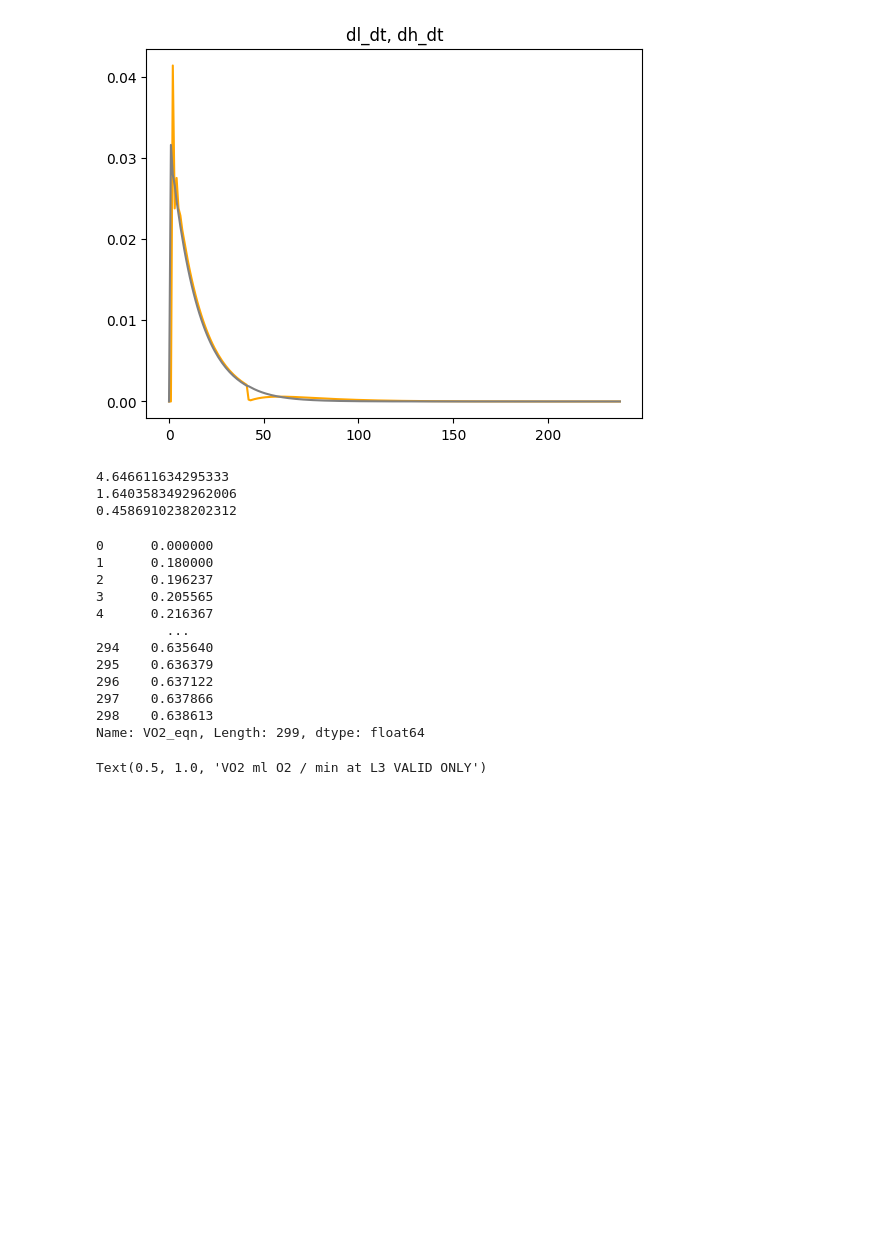
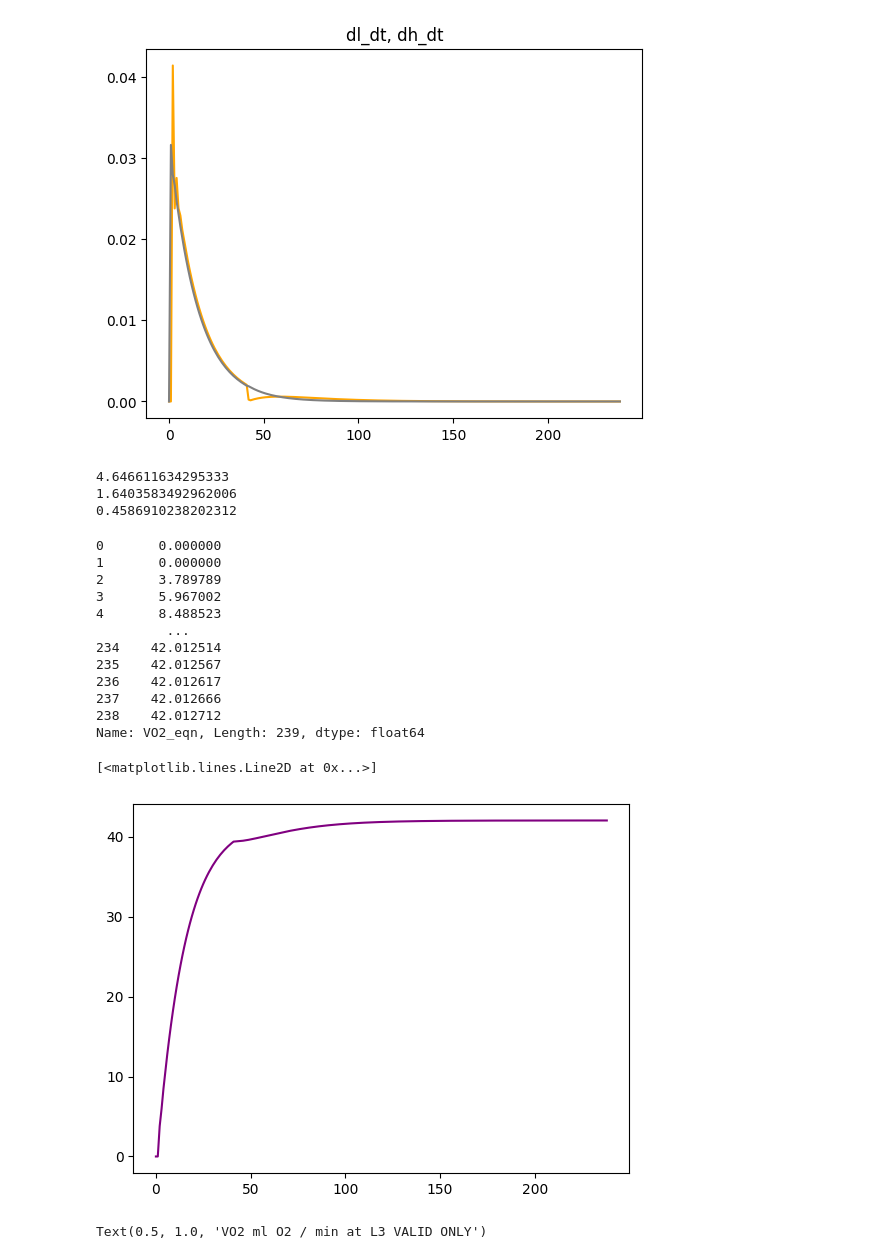
Before and after one commit to Emberflurry/Boillet_DT_Sim_v1, a Jupyter notebook: boilletmain_setup2_sanitized.ipynb, the cells around one changed output. Cells and saved outputs as stored; diff of their text form; code cells hidden in the pictures; blank space fills up the shorter version.

```diff
--- a/boilletmain_setup2_sanitized.ipynb
+++ b/boilletmain_setup2_sanitized.ipynb
@@ -102,6 +102,7 @@ phi = param_c1['phi']
 theta = param_c1['theta']
 lamb = param_c1['lamb']
 P_height = 1
+
 #duration = 270  # 1 minut3
 #numbers = [100, 125,150,175,200,225,250,275,300,325,350, 375]
 #numbers = [100,290,300,310,320,330,330]
@@ -135,13 +136,17 @@ h_init = 0 # 0 is P = full i think. 1 = P empty
 l_init = 0 #param_c1['theta'] # or 0?? # 0 is G=full, 1-lamb is G empty? very not sure on this one
 C1=20.9 # J/ml energy/ml of oxygen, Fixed for now
 C2=100 #J/mmol joules/accum lac in muscle
-C3= 43.3 #J/mmol joules/PC stores in working muscles assuming all can be fully depleted (not true tech)
+C3=43.3 #J/mmol joules/PC stores in working muscles assuming all can be fully depleted (not true tech)
+PCmax = 20 # mmol/kg w.wgt. main page 6
+m_muscle = 1000 * AP / (C3 * PCmax)
+print('active muscle mass:',round(m_muscle,2),'kg')
+
 dl_dt_init = 0 #given in suppP1
 df1 = pd.DataFrame(np.zeros((duration, 19)),
                    columns=['h', 'l', 'Pmec', 'Pphys', 'P', 'G','Po2','Pmaxtheo',
                             'Failure',"G %(rel.)",'Lreal','LacM','LacM_eqn',
                             'VO2_eqn','VO2_eqn_adj','l %(rel.)','LacM_lrel',
-                            'dl_dt','dh_dt'])
+                            'dl_dt','dh_dt','PC'])
 df1.loc[0, 'h'] = h_init
 df1.loc[0, 'l'] = l_init
 df1.loc[0,'l %(rel.)'] = l_init #fix to relative?
@@ -152,6 +157,7 @@ df1.loc[0,'Lreal'] = l_init #full capillary.
 df1.loc[0,'LacM'] = 1.5 #see main p6 for biopsy determ. 1.5mmol/kg wet wgt at rest TODO: make more indiv?
 df1.loc[0,'LacM_eqn'] = 1.5 #see main p6 for biopsy determ. 1.5mmol/kg wet wgt at rest TODO: make more indiv?
 df1.loc[0,'LacM_lrel'] = 1.5
+df1.loc[0,'PC'] = 20 # mmol/kg wet weight typical max PC conc in muscles
 dt=1 #second
 variable_pwr = True
 global t_fail, t_fail_maxpwr, t_failcurVmax
@@ -252,9 +258,11 @@ for i in range(1, duration):
     df1.loc[i, 'G'] = 1-df1.loc[i, 'l']
     df1.loc[i, 'G %(rel.)'] = (df1.loc[i, 'G'] - lamb) / (1-lamb)
     df1.loc[i, 'l %(rel.)'] = 1-df1.loc[i, 'G %(rel.)']
-    df1.loc[i, 'VO2_eqn'] = df1.loc[i-1, 'VO2_eqn'] + ( (1/C1)* (MO/(1-phi)) * dl_dt)  + ((1/C1)*1000*(df1.loc[i, 'Pphys'] - df1.loc[i-1, 'Pphys']))
+    df1.loc[i, 'VO2_eqn'] = df1.loc[i-1, 'VO2_eqn'] + ( (1/C1)* (1000*MO/(1-phi)) * dl_dt)
+    + ((1/C1)*1000*(df1.loc[i, 'Pphys'] - df1.loc[i-1, 'Pphys']))
     #*C1*60*eta #VO2 evol in L3. should be now in W (mechanical/effective)
-    df1.loc[i,'VO2_eqn_adj'] = df1.loc[i, 'VO2_eqn'] *60 #ml O2 per minute
+    df1.loc[i,'VO2_eqn_adj'] = df1.loc[i, 'VO2_eqn'] *60 #ml O2 per minute?
+
 
     h_curr = df1.loc[i, 'h']
     l_curr = df1.loc[i, 'l']
@@ -268,6 +276,8 @@ for i in range(1, duration):
     l_rel_prev = df1.loc[i-1,'l %(rel.)']
     dl_dt_rel = l_rel_curr - l_rel_prev
     #Pmax_theo_t_curr = df1.loc[i,'Pmaxtheo']
+
+    df1.loc[i,'PC'] = (h_curr*AP*1000) / (C3*m_muscle)
 
     ATcor = 11
     AGcor = 28.5
@@ -284,7 +294,8 @@ for i in range(1, duration):
     # Update lactate levels
     df1.loc[i, 'LacM'] = max(0, df1.loc[i - 1, 'LacM'] + (dLacM_dt * dt))
     df1.loc[i, 'LacM_eqn'] = 1.5 + (1/C2)*(l_curr*AT) if l_curr <= theta else 1.5 + (1/C2)*((l_curr-theta)*AG + theta*AT) # to check. for eqn 12 on supp p1
-    #deprecated in favor of ^ # df1.loc[i, 'LacM'] = 1/C2*l_curr*AG  #TODO CHECK pemdas VALID??? THIS ONLY VALID FOR L3 (heavy work rate p2 supp)
+    #deprecated in favor of ^ # df1.loc[i, 'LacM'] = 1/C2*l_curr*AG  #TODO CHECK pemdas VALID???
+    #THIS ONLY VALID FOR L3 (heavy work rate p2 supp)
     #df1.loc[i,'LacM_lrel'] = 1.5 + (1/C2) * dl_dt_rel * AT if l_curr <= theta else 1.5 + (1/C2) * (dl_dt_rel * AG + dl_dt_rel * AT)
     if l_curr <= theta:
       df1.loc[i,'LacM_lrel'] = 1.5 + (1/C2) * l_rel_curr * AT
@@ -420,8 +431,11 @@ plt.ylabel('W')
 plt.legend()
 plt.title('Pwr-MaxPotential/Aero/An/Pmec 4:'+ str(numbers) + ' ea for' + str(reps) + 's')
 print("VO2max of athlete:",round((param_c1['MO']*1000)/C1,1), "ml/kg/min, at weight in kg of 64kg?? (need calc)")
-print("Max effective Pmec from aerobic??", round(((param_c1['MO']*1000*param_c1['eta']))  ,1),"W (potential/limit) idk if right/useful tho") # i think this is correct to show max mech watts from aerobic pwr
-print("WRONG FIX Crit Power % of VO2max (aerobic component only):",round(100*param_c1['MO']*(1-param_c1['lamb']),1),"% see note below")
+print("Max effective Pmec from aerobic??",
+      round(((param_c1['MO']*1000*param_c1['eta']))  ,1),
+      "W (potential/limit) idk if right/useful tho") # i think this is correct to show max mech watts from aerobic pwr
+print("WRONG FIX Crit Power % of VO2max (aerobic component only):",
+      round(100*param_c1['MO']*(1-param_c1['lamb']),1),"% see note below")
 print("from sims: LT1@190w(18.5%Max) / LT2@247w(24.0%Max) TODO FIX FROM PAPER SHOULD BE 280W CP")
 print('from SuppFormulae: P@LT1=',round(1000*eta*MO*(theta/(1-phi)),1),"w?")
 print('from SuppForm. P@CP=',round(eta*((1-lamb)/( (1-phi)+(MO/MP)*(1-theta-lamb) ))*MO*1000,1),'w. checks out w paper')
@@ -493,21 +491,24 @@ print(l_curr)
 4.646611634295333
 1.6403583492962006
 0.4586910238202312
-# %%
-print(df1['VO2_eqn'])
-# %% [output]
-0      0.000000
-1      0.180000
-2      0.196237
-3      0.205565
-4      0.216367
-         ...
-294    0.635640
-295    0.636379
-296    0.637122
-297    0.637866
-298    0.638613
-Name: VO2_eqn, Length: 299, dtype: float64
+# %%
+print(df1['VO2_eqn'])
+plt.plot(df1['VO2_eqn'],color='purple',label='VO2 pwr from L3 eqn')
+# %% [output]
+0       0.000000
+1       0.000000
+2       3.789789
+3       5.967002
+4       8.488523
+         ...
+234    42.012514
+235    42.012567
+236    42.012617
+237    42.012666
+238    42.012712
+Name: VO2_eqn, Length: 239, dtype: float64
+[<matplotlib.lines.Line2D at 0x...>]
+[figure, added]
 # %%
 #TODO FIX: fix pmaxtheo to check against pcurrent for failure too. may shift failure point sig.
 # %%
```
Also changed, not shown: parts of 3 cells of this notebook.
